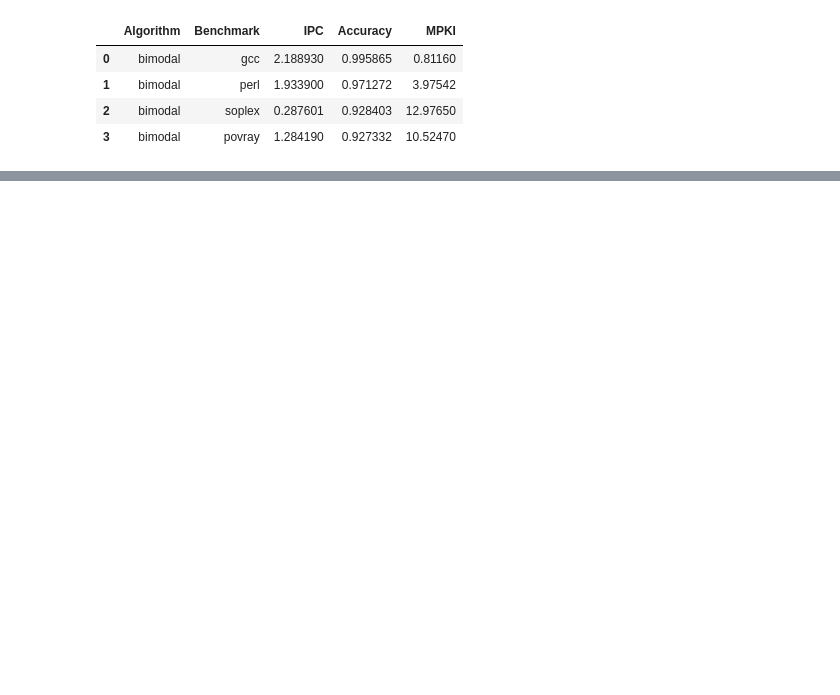
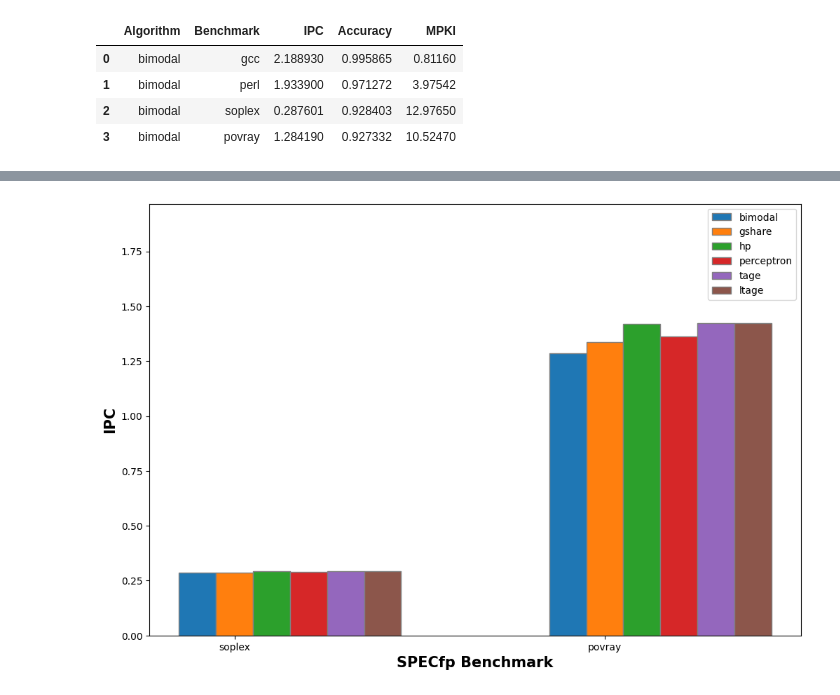
Before and after one commit to kumj2028/ChampSim, a Jupyter notebook: traces/plotting.ipynb, the cells around one changed output, grey strips where cells are left out. Cells and saved outputs as stored; diff of their text form; code cells hidden in the pictures; blank space fills up the shorter version.

```diff
--- a/traces/plotting.ipynb
+++ b/traces/plotting.ipynb
@@ -146,0 +110,4 @@ draw_bar_graph_float('MPKI')
+# %%
+draw_bar_graph('IPC', algorithms, 'fp')
+# %% [output]
+[figure, added]
```
Also changed, not shown: parts of 18 cells of this notebook, 16 other files.
